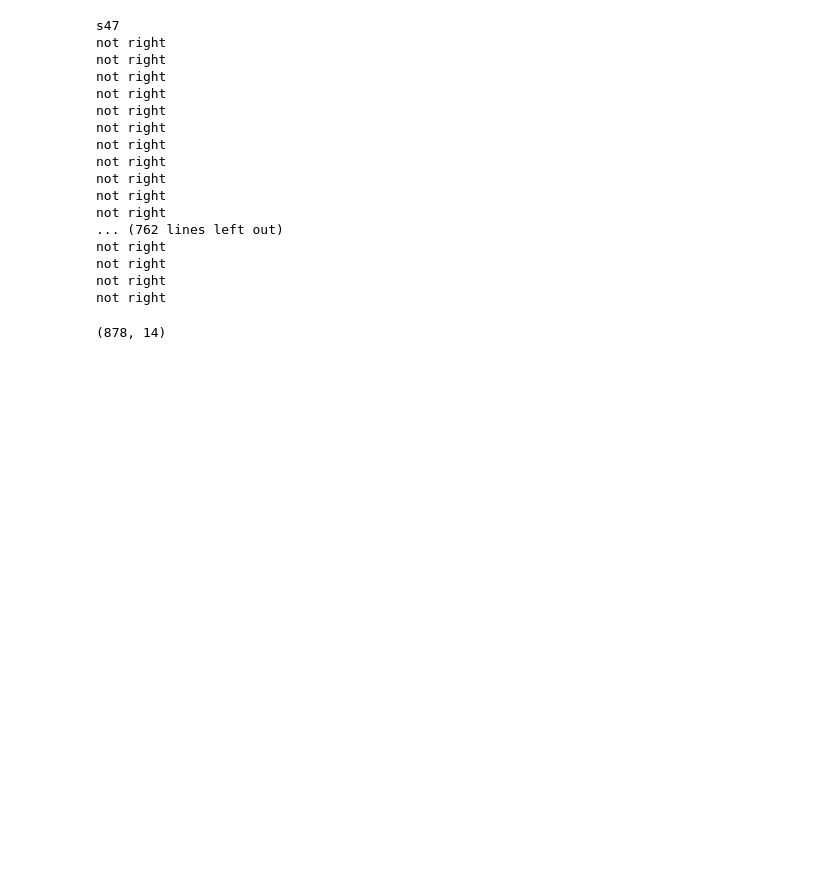
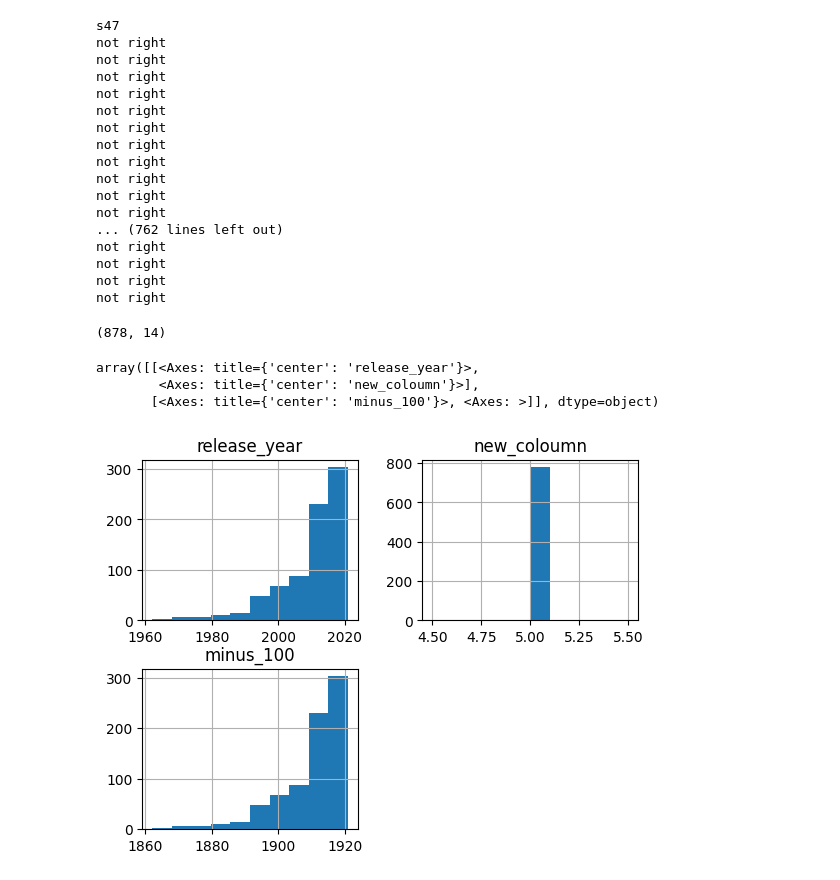
Before and after one commit to Mustafa42311/Football, a Jupyter notebook: pandas_guide/pandas_test.ipynb, the cells around one changed output. Cells and saved outputs as stored; diff of their text form; code cells hidden in the pictures; blank space fills up the shorter version.

```diff
--- a/pandas_guide/pandas_test.ipynb
+++ b/pandas_guide/pandas_test.ipynb
@@ -374,3 +374,10 @@ df3 = pd.concat([df,df2])
 df3.shape
 # %% [output]
 (878, 14)
+# %%
+df.hist()
+# %% [output]
+array([[<Axes: title={'center': 'release_year'}>,
+        <Axes: title={'center': 'new_coloumn'}>],
+       [<Axes: title={'center': 'minus_100'}>, <Axes: >]], dtype=object)
+[figure, added]
```
Also changed, not shown: parts of 1 cell of this notebook, 3 other files.
